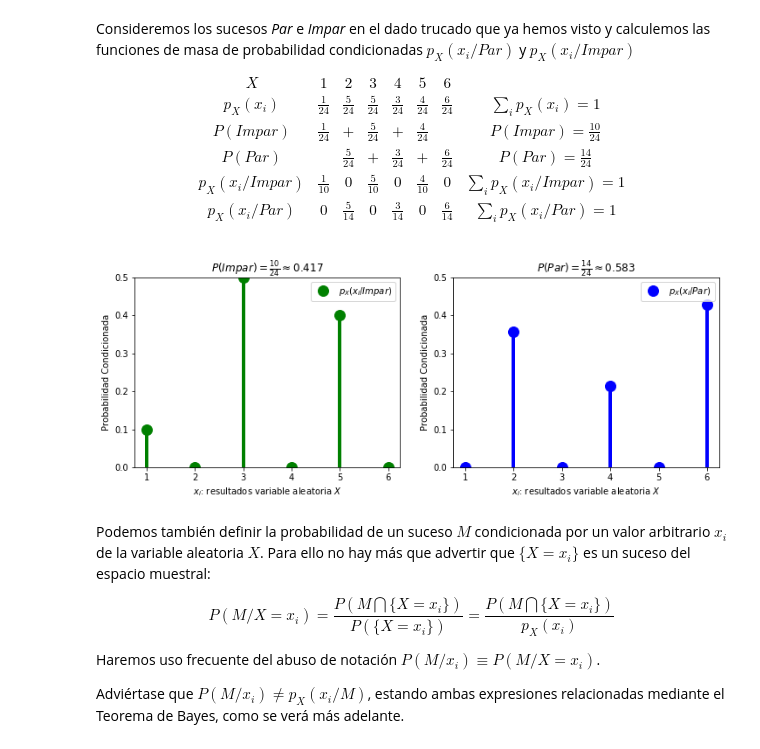
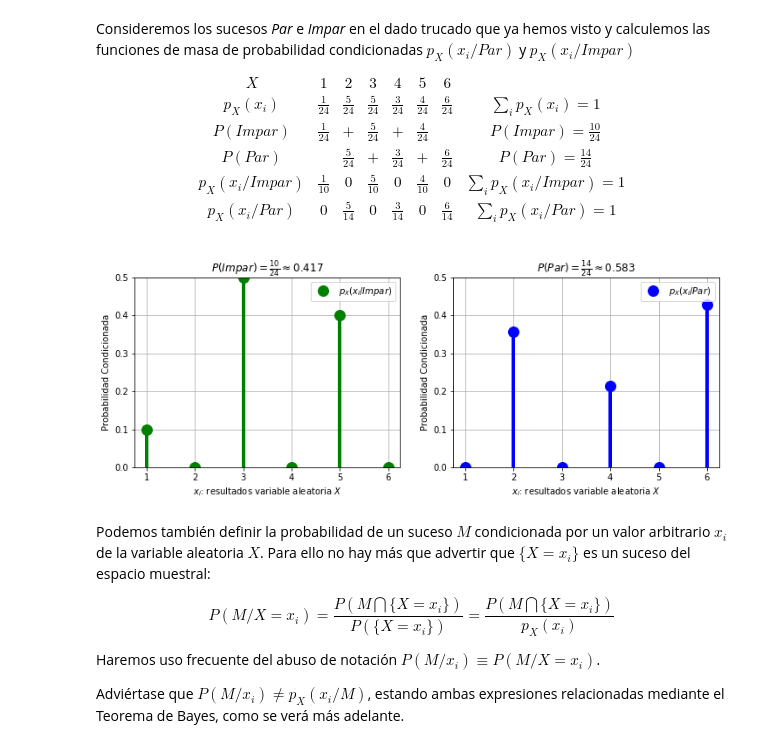
Before and after one commit to jruizalz/EPE-ULPGC, a Jupyter notebook: Bloque_2/2.VariableDiscreta.ipynb, the cells around one changed output. Cells and saved outputs as stored; diff of their text form; code cells hidden in the pictures.

```diff
--- a/Bloque_2/2.VariableDiscreta.ipynb
+++ b/Bloque_2/2.VariableDiscreta.ipynb
@@ -126,24 +129,26 @@ dadoMalo_par = stats.rv_discrete(name='dadoMalo', values=(xk, pk_par))
 # %%
 fig, ax = plt.subplots(1, 2)
 fig.set_size_inches(12,4)
 ax[0].plot(xk, dadoMalo_impar.pmf(xk), 'go', ms=12, mec='g', label=r'$p_X(x_i/Impar)$')
 ax[0].vlines(xk, 0, dadoMalo_impar.pmf(xk), colors='g', lw=4)
+ax[0].grid()
 ax[0].legend(loc='best', frameon=True),
 ax[0].set_title(r'$P(Impar)=\frac{10}{24}\approx 0.417$'),
 ax[0].set_xlabel(r'$x_i$: resultados variable aleatoria $X$')
 ax[0].set_ylabel('Probabilidad Condicionada')
 ax[0].set_ylim(0,0.5)
 
 ax[1].plot(xk, dadoMalo_par.pmf(xk), 'bo', ms=12, mec='b', label=r'$p_X(x_i/Par)$')
 ax[1].vlines(xk, 0, dadoMalo_par.pmf(xk), colors='b', lw=4)
+ax[1].grid()
 ax[1].legend(loc='best', frameon=True),
 ax[1].set_title(r'$P(Par)=\frac{14}{24} \approx 0.583$'),
 ax[1].set_xlabel(r'$x_i$: resultados variable aleatoria $X$')
 ax[1].set_ylabel('Probabilidad Condicionada')
 ax[1].set_ylim(0,0.5)
 plt.show()
 # %% [output]
-[figure, old version]
+[figure, new version]
 # %% [markdown]
 Podemos también definir la probabilidad de un suceso $M$ condicionada por un valor arbitrario $x_i$ de la variable aleatoria $X$. Para ello no hay más que advertir que $\{X=x_i\}$ es un suceso del espacio muestral:
 
```
Also changed, not shown: parts of 15 cells of this notebook.
